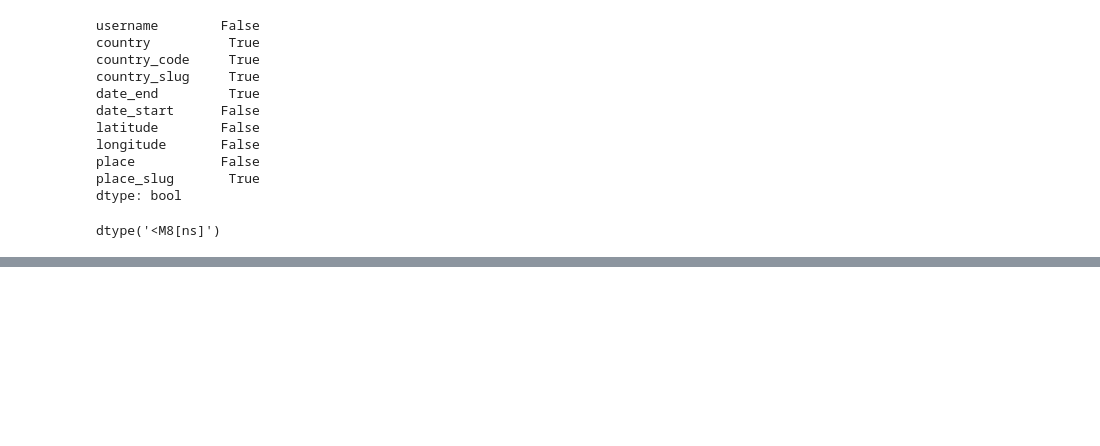
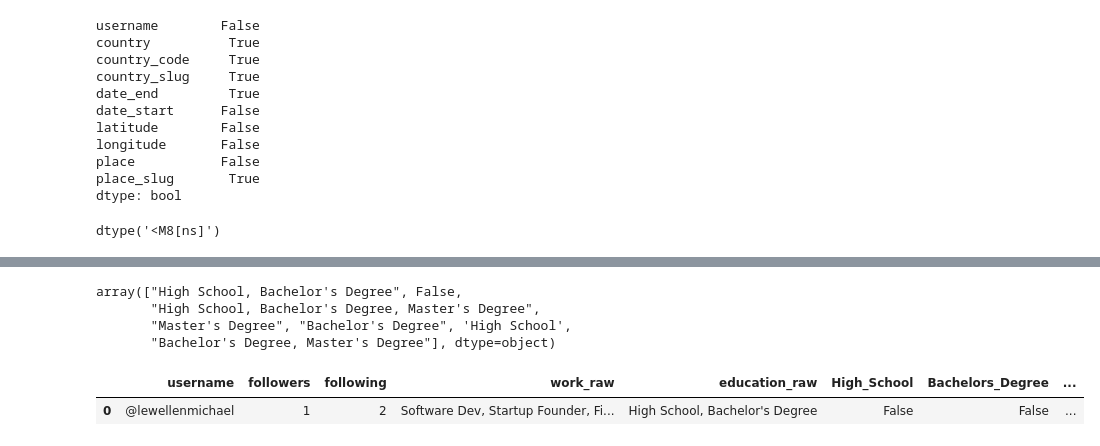
Before and after one commit to oanaale95/DSforBuss, a Jupyter notebook: exercise1.ipynb, the cells around one changed output, grey strips where cells are left out. Cells and saved outputs as stored; diff of their text form; code cells hidden in the pictures; blank space fills up the shorter version.

```diff
--- a/exercise1.ipynb
+++ b/exercise1.ipynb
@@ -83,0 +160,11 @@ ValueError: Mime type rendering requires nbformat>=4.2.0 but it is not installed
+# %%
+# fill in nan with false
+people_df.fillna(False,inplace=True)
+# %%
+#check education level values
+people_df['education_raw'].unique()
+# %% [output]
+array(["High School, Bachelor's Degree", False,
+       "High School, Bachelor's Degree, Master's Degree",
+       "Master's Degree", "Bachelor's Degree", 'High School',
+       "Bachelor's Degree, Master's Degree"], dtype=object)
@@ -83,0 +203,5 @@ ValueError: Mime type rendering requires nbformat>=4.2.0 but it is not installed
+# %%
+people_df[0:1]
+# %% [output]
+|  | username | followers | following | work_raw | education_raw | High_School | Bachelors_Degree | ... |
+| 0 | @lewellenmichael | 1 | 2 | Software Dev, Startup Founder, Fi... | High School, Bachelor's Degree | False | False | ... |
```
Also changed, not shown: parts of 16 cells of this notebook.
